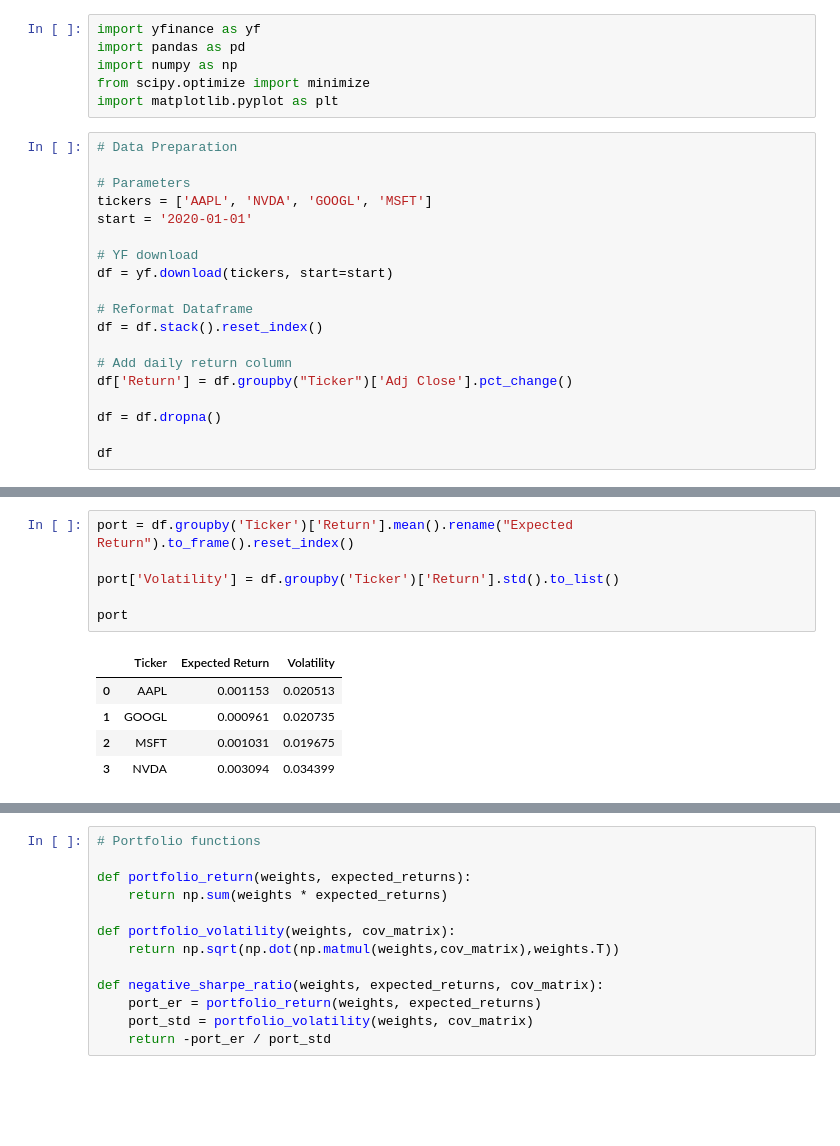
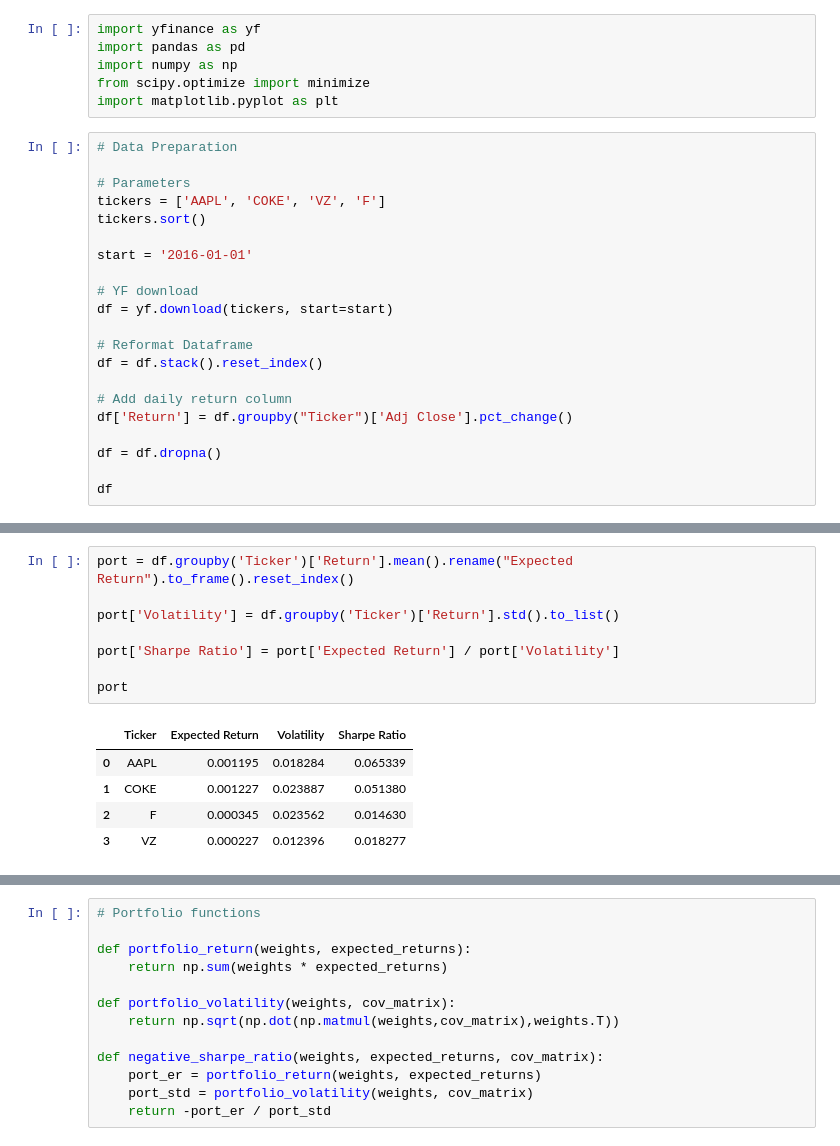
Before and after one commit to andrewhall1124/portfolio-optimizer, a Jupyter notebook: portfolio_optimizer.ipynb, the cells around one changed output, grey strips where cells are left out. Drawn from its saved outputs; the diff is of its cells as text; blank space fills up the shorter version.

```diff
--- a/portfolio_optimizer.ipynb
+++ b/portfolio_optimizer.ipynb
@@ -8,8 +8,10 @@ import matplotlib.pyplot as plt
 # Data Preparation
 
 # Parameters
-tickers = ['AAPL', 'NVDA', 'GOOGL', 'MSFT']
-start = '2020-01-01'
+tickers = ['AAPL', 'COKE', 'VZ', 'F']
+tickers.sort()
+
+start = '2016-01-01'
 
 # YF download
 df = yf.download(tickers, start=start)
@@ -41,15 +43,17 @@ df
 # %%
 port = df.groupby('Ticker')['Return'].mean().rename("Expected Return").to_frame().reset_index()
 
 port['Volatility'] = df.groupby('Ticker')['Return'].std().to_list()
 
+port['Sharpe Ratio'] = port['Expected Return'] / port['Volatility']
+
 port
 # %% [output]
-|  | Ticker | Expected Return | Volatility |
-| 0 | AAPL | 0.001153 | 0.020513 |
-| 1 | GOOGL | 0.000961 | 0.020735 |
-| 2 | MSFT | 0.001031 | 0.019675 |
-| 3 | NVDA | 0.003094 | 0.034399 |
+|  | Ticker | Expected Return | Volatility | Sharpe Ratio |
+| 0 | AAPL | 0.001195 | 0.018284 | 0.065339 |
+| 1 | COKE | 0.001227 | 0.023887 | 0.051380 |
+| 2 | F | 0.000345 | 0.023562 | 0.014630 |
+| 3 | VZ | 0.000227 | 0.012396 | 0.018277 |
 # %%
 # Return Matrix
 return_matrix = df[['Date','Ticker','Return']].pivot(index='Date', columns='Ticker', values='Return').dropna()
```
Also changed, not shown: parts of 12 cells of this notebook, 1 other file.
